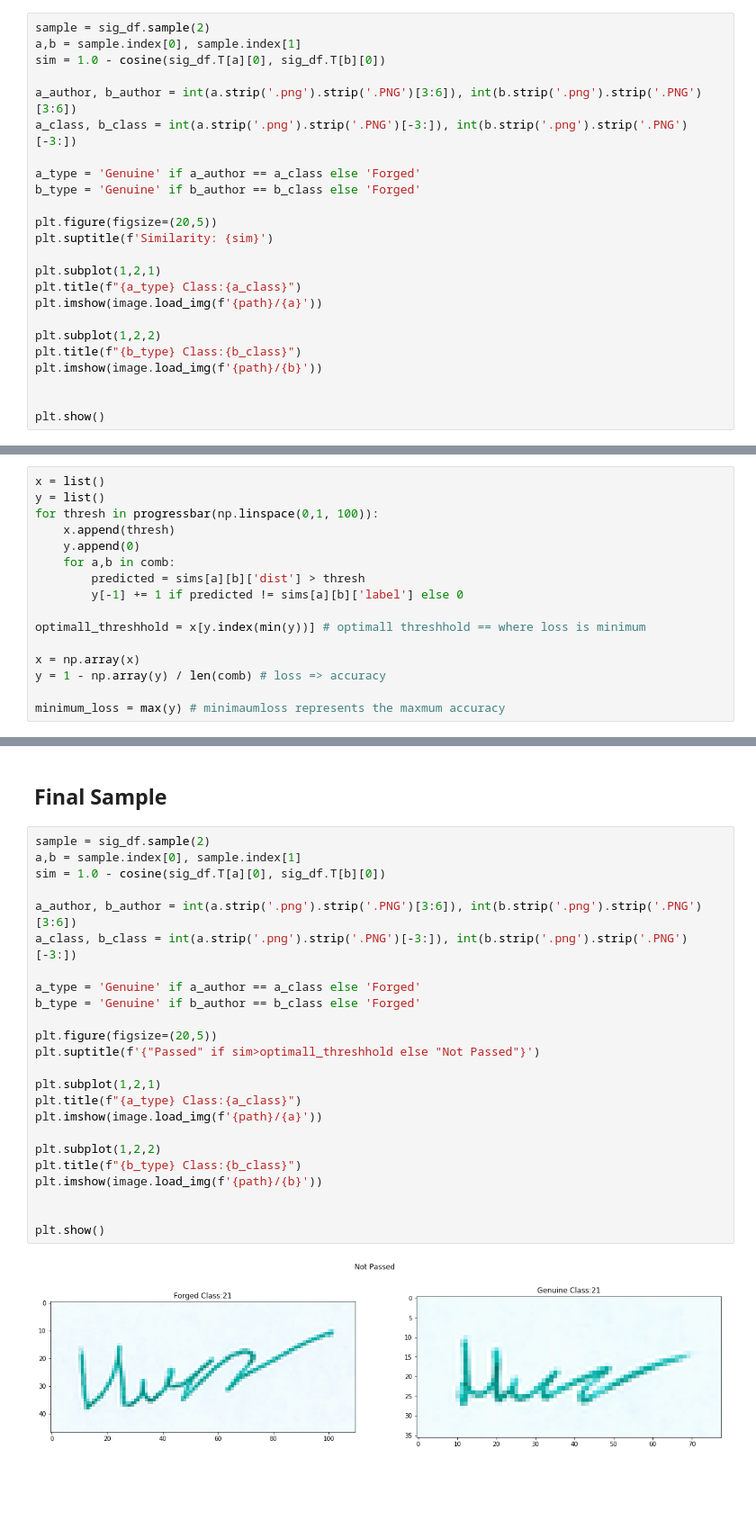
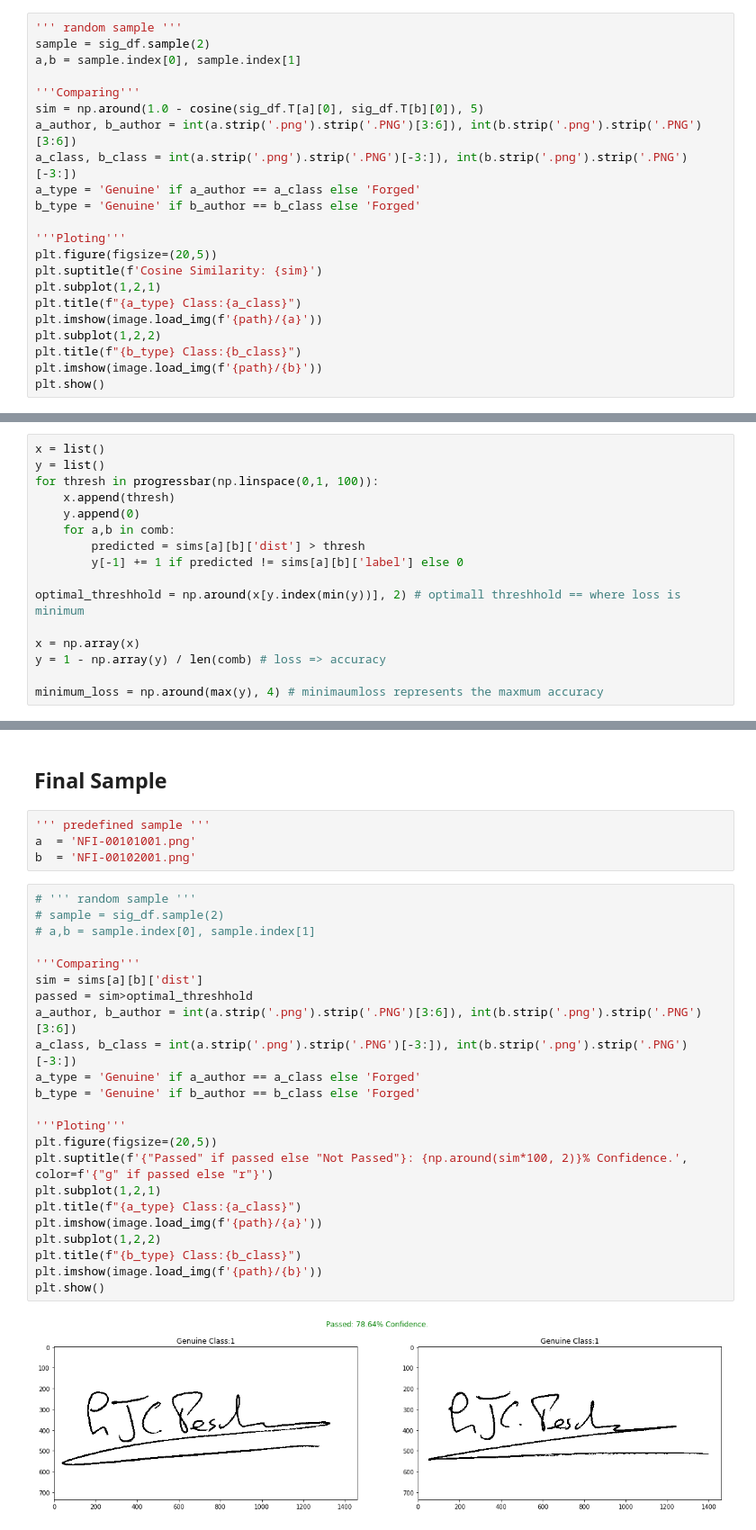
Before and after one commit to xrhd/Compare-Handwritten-Signatures-using-VGG19, a Jupyter notebook: signatures_similarity.ipynb, the cells around one changed output, grey strips where cells are left out. Shown at 90% size. Saved outputs shown, nothing was run; the diff lists cells and outputs as text; blank space fills up the shorter version.

```diff
--- a/signatures_similarity.ipynb
+++ b/signatures_similarity.ipynb
@@ -95,25 +99,23 @@ run this cell to generate some random sample
 # %%
+''' random sample '''
 sample = sig_df.sample(2)
 a,b = sample.index[0], sample.index[1]
-sim = 1.0 - cosine(sig_df.T[a][0], sig_df.T[b][0])
 
+'''Comparing'''
+sim = np.around(1.0 - cosine(sig_df.T[a][0], sig_df.T[b][0]), 5)
 a_author, b_author = int(a.strip('.png').strip('.PNG')[3:6]), int(b.strip('.png').strip('.PNG')[3:6])
 a_class, b_class = int(a.strip('.png').strip('.PNG')[-3:]), int(b.strip('.png').strip('.PNG')[-3:])
-
 a_type = 'Genuine' if a_author == a_class else 'Forged'
 b_type = 'Genuine' if b_author == b_class else 'Forged'
 
+'''Ploting'''
 plt.figure(figsize=(20,5))
-plt.suptitle(f'Similarity: {sim}')
-
+plt.suptitle(f'Cosine Similarity: {sim}')
 plt.subplot(1,2,1)
 plt.title(f"{a_type} Class:{a_class}")
 plt.imshow(image.load_img(f'{path}/{a}'))
-
 plt.subplot(1,2,2)
 plt.title(f"{b_type} Class:{b_class}")
 plt.imshow(image.load_img(f'{path}/{b}'))
-
-
 plt.show()
 # %% [output]
@@ -166,12 +168,12 @@ for thresh in progressbar(np.linspace(0,1, 100)):
         predicted = sims[a][b]['dist'] > thresh
         y[-1] += 1 if predicted != sims[a][b]['label'] else 0
 
-optimall_threshhold = x[y.index(min(y))] # optimall threshhold == where loss is minimum
+optimal_threshhold = np.around(x[y.index(min(y))], 2) # optimall threshhold == where loss is minimum
 
 x = np.array(x)
 y = 1 - np.array(y) / len(comb) # loss => accuracy
 
-minimum_loss = max(y) # minimaumloss represents the maxmum accuracy
+minimum_loss = np.around(max(y), 4) # minimaumloss represents the maxmum accuracy
 # %% [output]
 100% (100 of 100) |######################| Elapsed Time: 0:00:04 Time:  0:00:04
 # %%
@@ -188,28 +193,31 @@ plt.show()
 # %% [markdown]
 ## Final Sample
+# %%
+''' predefined sample '''
+a  = 'NFI-00101001.png'
+b  = 'NFI-00102001.png'
 # %%
-sample = sig_df.sample(2)
-a,b = sample.index[0], sample.index[1]
-sim = 1.0 - cosine(sig_df.T[a][0], sig_df.T[b][0])
+# ''' random sample '''
+# sample = sig_df.sample(2)
+# a,b = sample.index[0], sample.index[1]
 
+'''Comparing'''
+sim = sims[a][b]['dist']
+passed = sim>optimal_threshhold
 a_author, b_author = int(a.strip('.png').strip('.PNG')[3:6]), int(b.strip('.png').strip('.PNG')[3:6])
 a_class, b_class = int(a.strip('.png').strip('.PNG')[-3:]), int(b.strip('.png').strip('.PNG')[-3:])
-
 a_type = 'Genuine' if a_author == a_class else 'Forged'
 b_type = 'Genuine' if b_author == b_class else 'Forged'
 
+'''Ploting'''
 plt.figure(figsize=(20,5))
-plt.suptitle(f'{"Passed" if sim>optimall_threshhold else "Not Passed"}')
-
+plt.suptitle(f'{"Passed" if passed else "Not Passed"}: {np.around(sim*100, 2)}% Confidence.', color=f'{"g" if passed else "r"}')
 plt.subplot(1,2,1)
 plt.title(f"{a_type} Class:{a_class}")
 plt.imshow(image.load_img(f'{path}/{a}'))
-
 plt.subplot(1,2,2)
 plt.title(f"{b_type} Class:{b_class}")
 plt.imshow(image.load_img(f'{path}/{b}'))
-
-
 plt.show()
 # %% [output]
-[figure, old version]
+[figure, new version]
```
Also changed, not shown: parts of 7 cells of this notebook.
